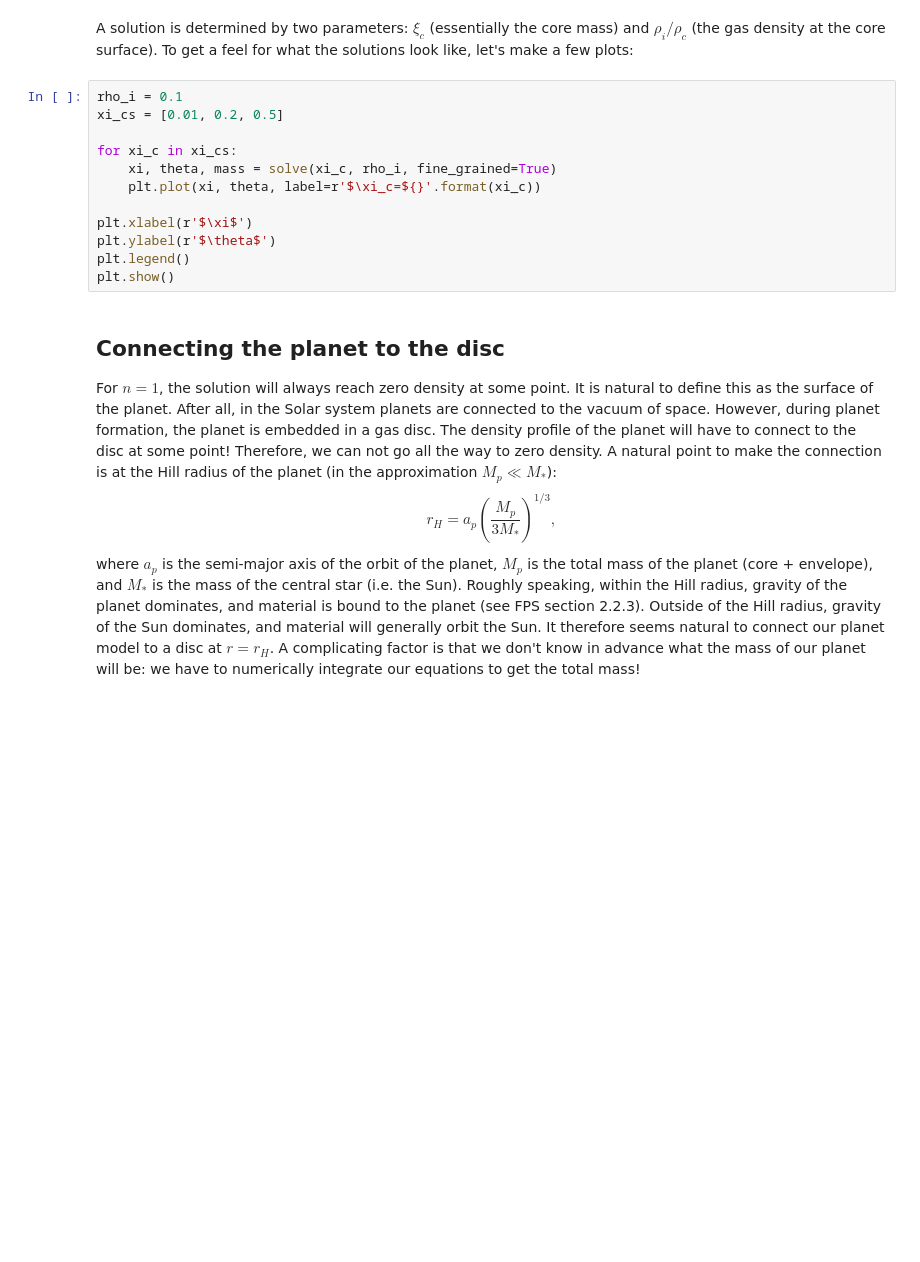
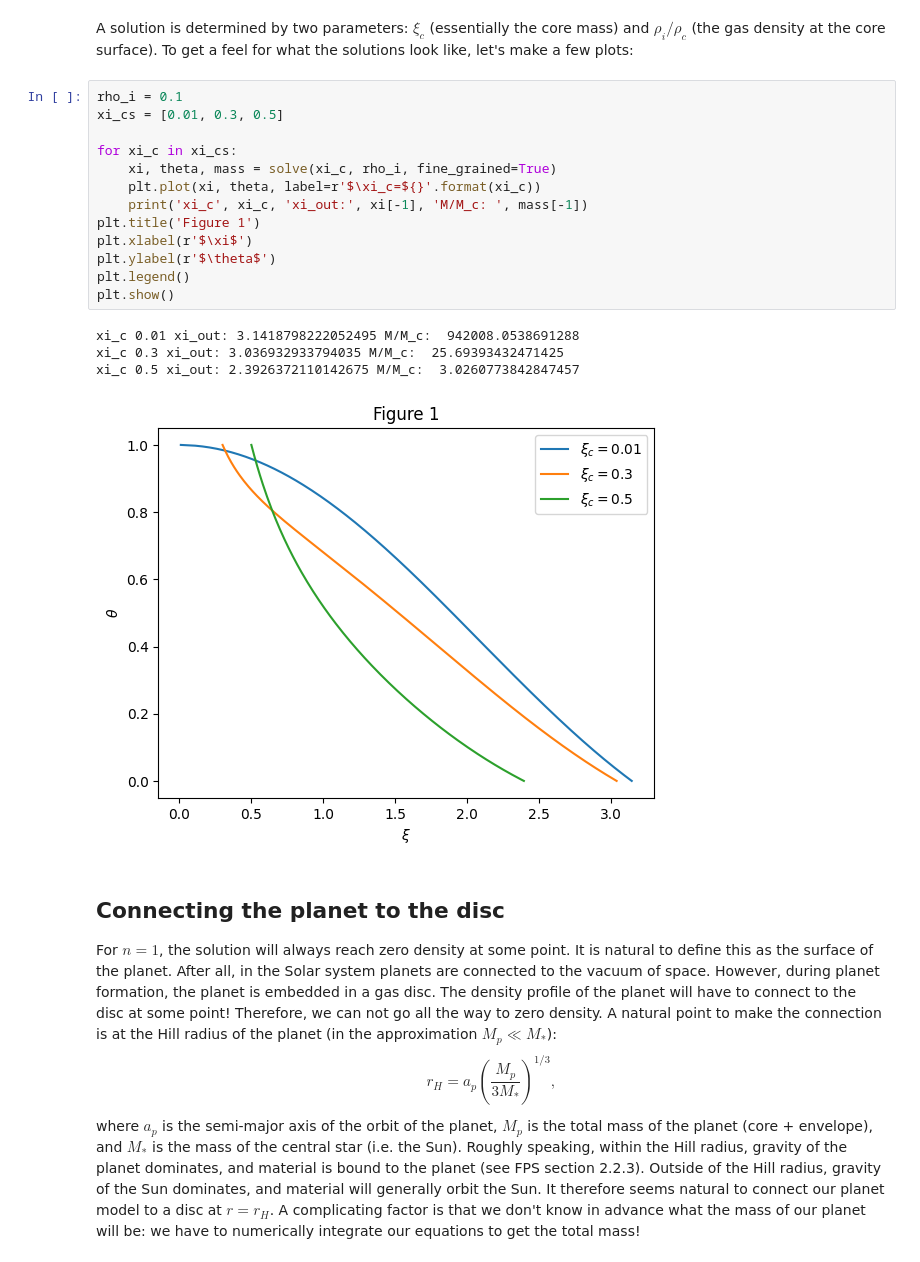
Before and after one commit to SijmeJan/coremass, a Jupyter notebook: coremass.ipynb, the cells around one changed output. Drawn from its saved outputs; the diff is of its cells as text; blank space fills up the shorter version.

```diff
--- a/coremass.ipynb
+++ b/coremass.ipynb
@@ -76,16 +76,22 @@ def solve(xi_c, rho_i, fine_grained=False):
 A solution is determined by two parameters: $\xi_c$ (essentially the core mass) and $\rho_i/\rho_c$ (the gas density at the core surface). To get a feel for what the solutions look like, let's make a few plots:
 # %%
 rho_i = 0.1
-xi_cs = [0.01, 0.2, 0.5]
+xi_cs = [0.01, 0.3, 0.5]
 
 for xi_c in xi_cs:
     xi, theta, mass = solve(xi_c, rho_i, fine_grained=True)
     plt.plot(xi, theta, label=r'$\xi_c=${}'.format(xi_c))
-
+    print('xi_c', xi_c, 'xi_out:', xi[-1], 'M/M_c: ', mass[-1])
+plt.title('Figure 1')
 plt.xlabel(r'$\xi$')
 plt.ylabel(r'$\theta$')
 plt.legend()
 plt.show()
+# %% [output]
+xi_c 0.01 xi_out: 3.1418798222052495 M/M_c:  942008.0538691288
+xi_c 0.3 xi_out: 3.036932933794035 M/M_c:  25.69393432471425
+xi_c 0.5 xi_out: 2.3926372110142675 M/M_c:  3.0260773842847457
+[figure, added]
 # %% [markdown]
 ## Connecting the planet to the disc
 
```
Also changed, not shown: parts of 2 cells of this notebook.
